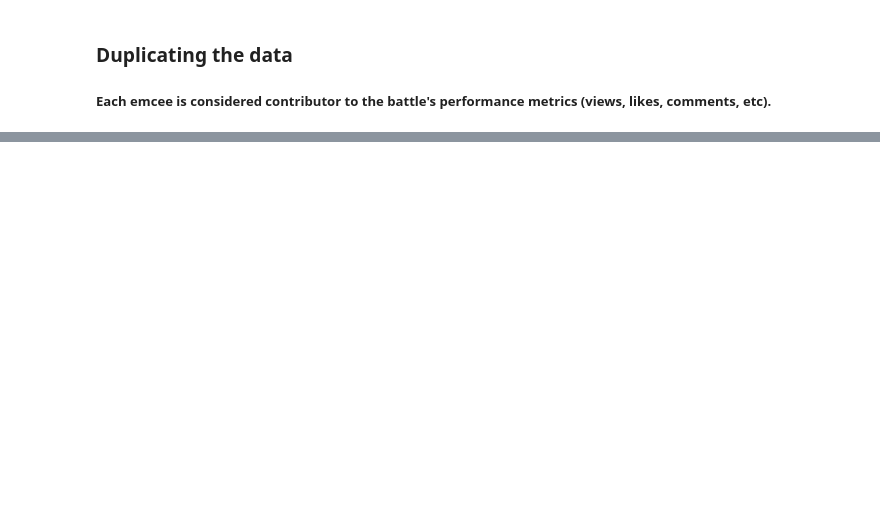
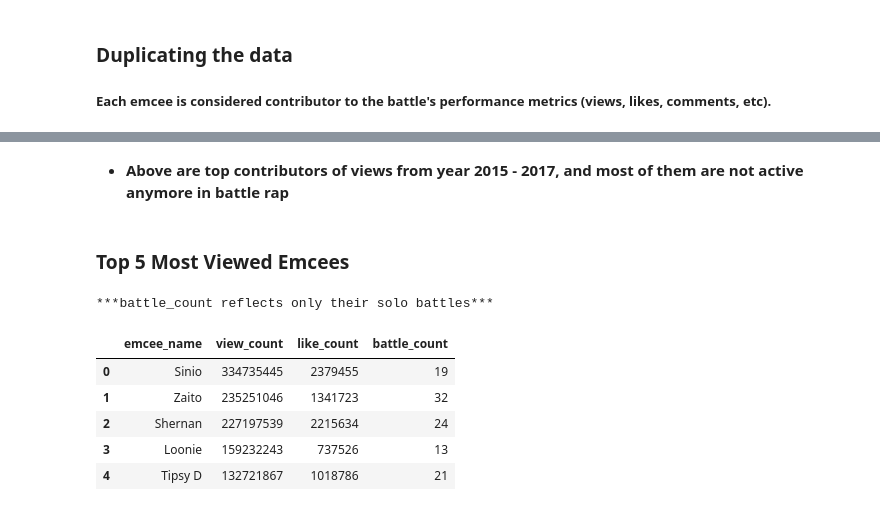
Before and after one commit to robindude8000/fliptop-eda, a Jupyter notebook: eda_notebook.ipynb, the cells around one changed output, grey strips where cells are left out. Drawn from its saved outputs; the diff is of its cells as text; code cells hidden in the pictures; blank space fills up the shorter version.

```diff
--- a/eda_notebook.ipynb
+++ b/eda_notebook.ipynb
@@ -104,0 +203,23 @@ df_full.to_csv("dataset/test_file.csv", index=False, encoding="utf-8")
+# %% [markdown]
+- **Above are top contributors of views from year 2015 - 2017, and most of them are not active anymore in battle rap**
+# %% [markdown]
+### Top 5 Most Viewed Emcees
+# %%
+print("***battle_count reflects only their solo battles***")
+
+most_viewed_with_metrics = df_full.groupby("emcee_name").agg({
+  "view_count": "sum",
+  "like_count": "sum",
+  "emcee_name": "count"
+}).rename(columns={"emcee_name": "battle_count"}).sort_values(by="view_count", ascending=False).reset_index().head(5)
+
+most_viewed = most_viewed_with_metrics["emcee_name"]
+most_viewed_with_metrics
+# %% [output]
+***battle_count reflects only their solo battles***
+|  | emcee_name | view_count | like_count | battle_count |
+| 0 | Sinio | 334735445 | 2379455 | 19 |
+| 1 | Zaito | 235251046 | 1341723 | 32 |
+| 2 | Shernan | 227197539 | 2215634 | 24 |
+| 3 | Loonie | 159232243 | 737526 | 13 |
+| 4 | Tipsy D | 132721867 | 1018786 | 21 |
```
Also changed, not shown: parts of 19 cells of this notebook, 5 other files.
